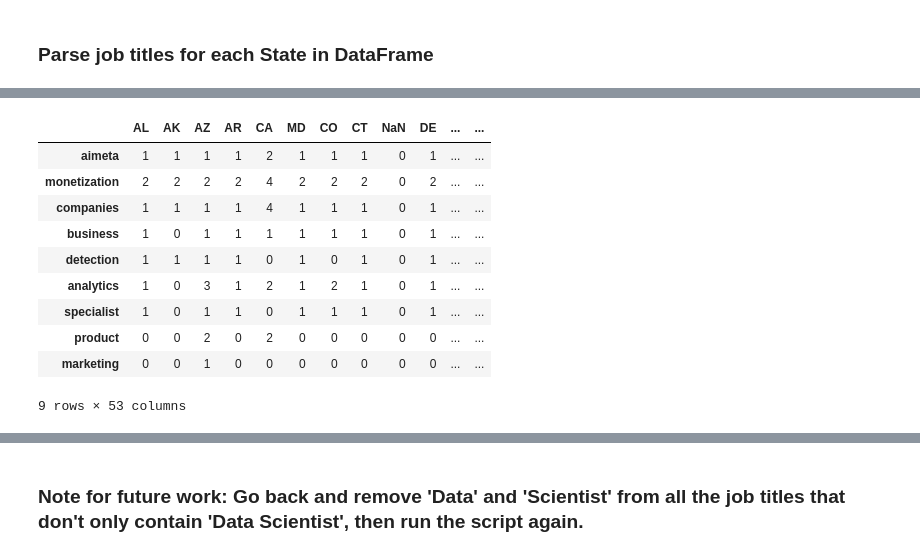
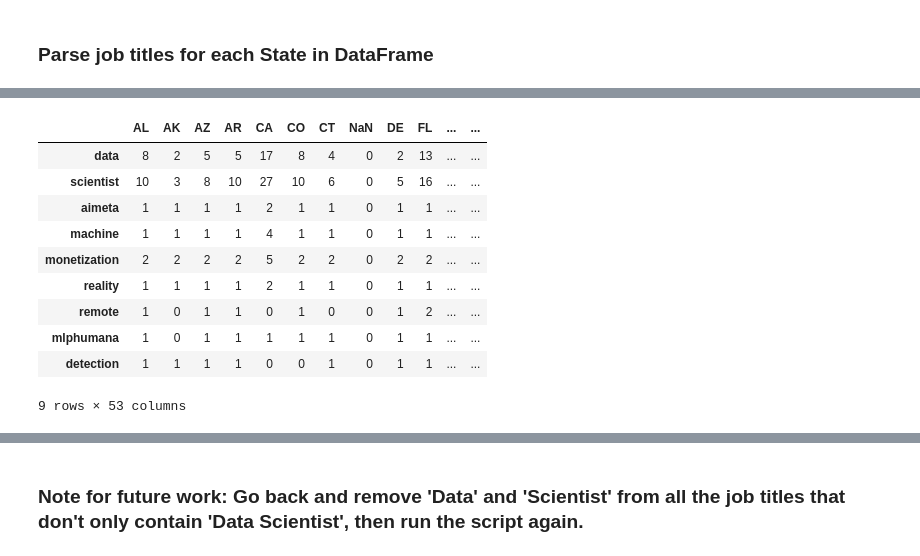
Before and after one commit to ethanwright96/data-science-jobscape, a Jupyter notebook: country-wide-ds-jobscape.ipynb, the cells around one changed output, grey strips where cells are left out. Drawn from its saved outputs; the diff is of its cells as text; code cells hidden in the pictures.

```diff
--- a/country-wide-ds-jobscape.ipynb
+++ b/country-wide-ds-jobscape.ipynb
@@ -352,15 +354,16 @@ df_freq_dists_drop_ds
 # %%
-top_ten = df_freq_dists_drop_ds.iloc[0:9,:]
-top_ten
+# Top nine with 'data' and 'scientist'
+top = df_freq_dists.iloc[0:9,:]
+top
 # %% [output]
-|  | AL | AK | AZ | AR | CA | MD | CO | CT | NaN | DE | ... | ... |
-| aimeta | 1 | 1 | 1 | 1 | 2 | 1 | 1 | 1 | 0 | 1 | ... | ... |
-| monetization | 2 | 2 | 2 | 2 | 4 | 2 | 2 | 2 | 0 | 2 | ... | ... |
-| companies | 1 | 1 | 1 | 1 | 4 | 1 | 1 | 1 | 0 | 1 | ... | ... |
-| business | 1 | 0 | 1 | 1 | 1 | 1 | 1 | 1 | 0 | 1 | ... | ... |
-| detection | 1 | 1 | 1 | 1 | 0 | 1 | 0 | 1 | 0 | 1 | ... | ... |
-| analytics | 1 | 0 | 3 | 1 | 2 | 1 | 2 | 1 | 0 | 1 | ... | ... |
-| specialist | 1 | 0 | 1 | 1 | 0 | 1 | 1 | 1 | 0 | 1 | ... | ... |
-| product | 0 | 0 | 2 | 0 | 2 | 0 | 0 | 0 | 0 | 0 | ... | ... |
-| marketing | 0 | 0 | 1 | 0 | 0 | 0 | 0 | 0 | 0 | 0 | ... | ... |
+|  | AL | AK | AZ | AR | CA | CO | CT | NaN | DE | FL | ... | ... |
+| data | 8 | 2 | 5 | 5 | 17 | 8 | 4 | 0 | 2 | 13 | ... | ... |
+| scientist | 10 | 3 | 8 | 10 | 27 | 10 | 6 | 0 | 5 | 16 | ... | ... |
+| aimeta | 1 | 1 | 1 | 1 | 2 | 1 | 1 | 0 | 1 | 1 | ... | ... |
+| machine | 1 | 1 | 1 | 1 | 4 | 1 | 1 | 0 | 1 | 1 | ... | ... |
+| monetization | 2 | 2 | 2 | 2 | 5 | 2 | 2 | 0 | 2 | 2 | ... | ... |
+| reality | 1 | 1 | 1 | 1 | 2 | 1 | 1 | 0 | 1 | 1 | ... | ... |
+| remote | 1 | 0 | 1 | 1 | 0 | 1 | 0 | 0 | 1 | 2 | ... | ... |
+| mlphumana | 1 | 0 | 1 | 1 | 1 | 1 | 1 | 0 | 1 | 1 | ... | ... |
+| detection | 1 | 1 | 1 | 1 | 0 | 0 | 1 | 0 | 1 | 1 | ... | ... |
 9 rows × 53 columns
```
Also changed, not shown: parts of 25 cells of this notebook, 4 other files.
